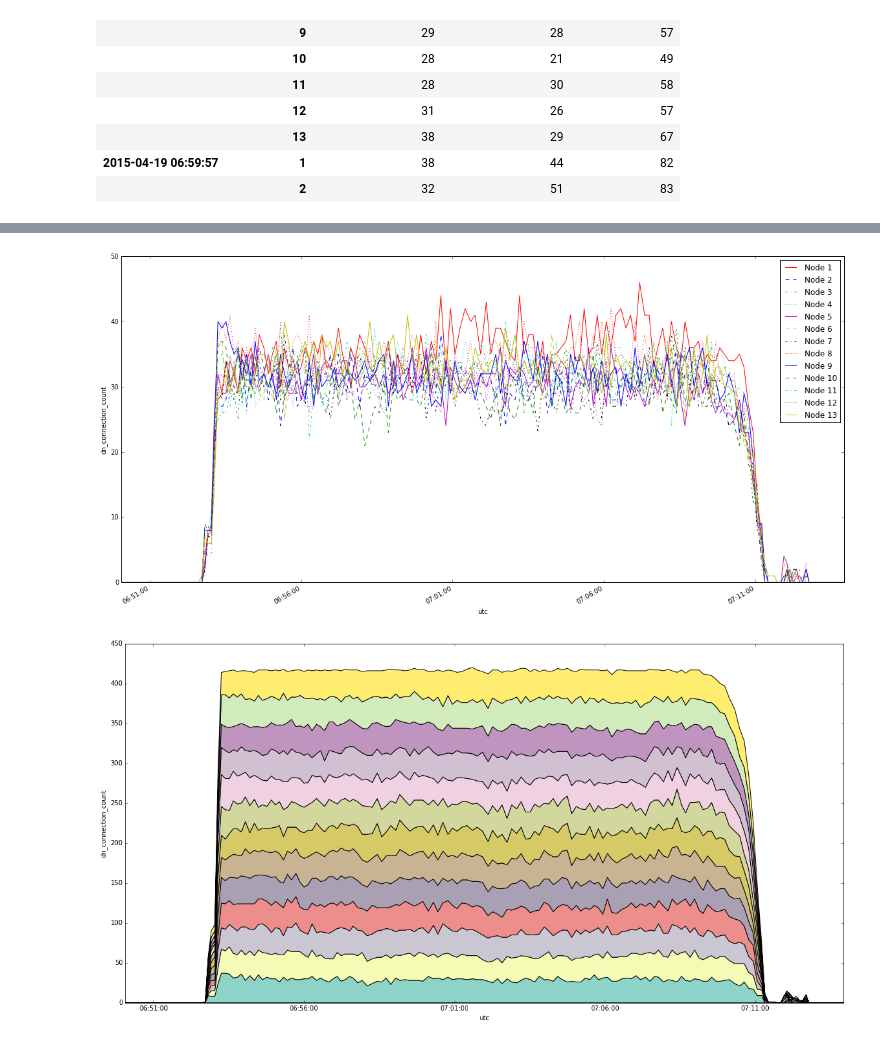
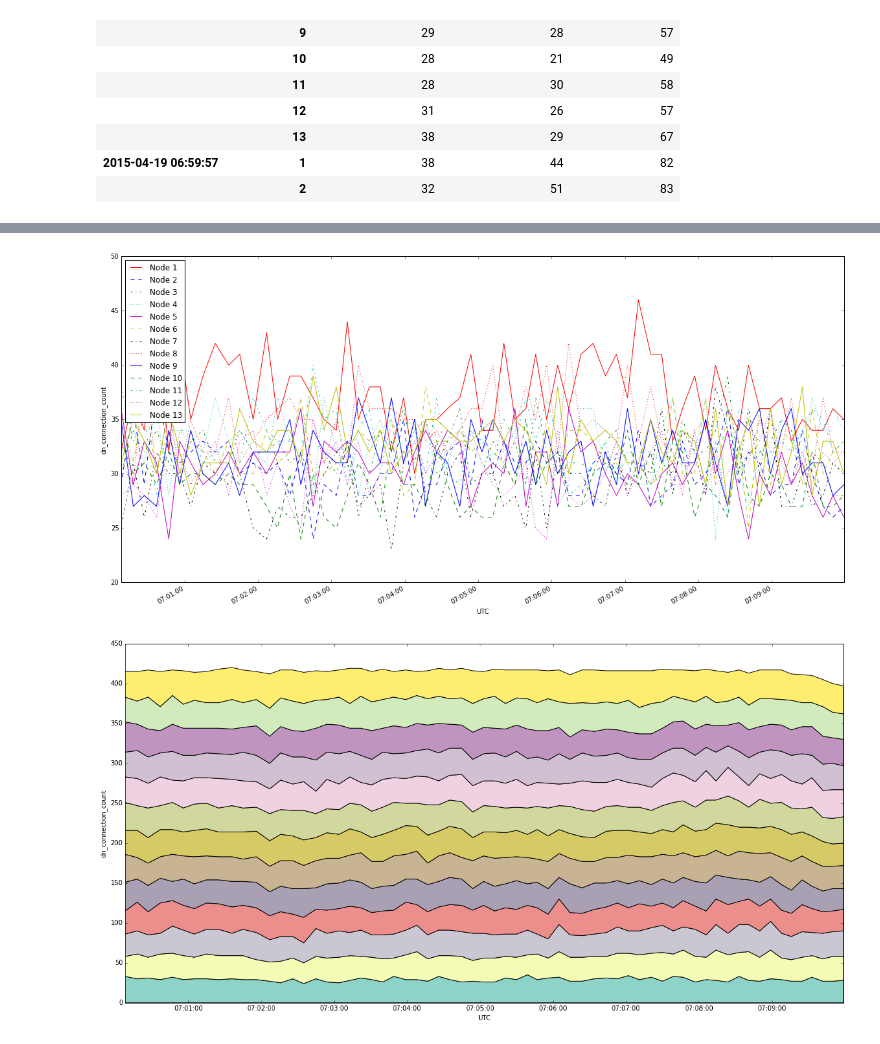
Before and after one commit to claudiofahey/hdfsstats, a Jupyter notebook: analyze-isilon-hdfs-connections.ipynb, the cells around one changed output, grey strips where cells are left out. Saved outputs shown, nothing was run; the diff lists cells and outputs as text; code cells hidden in the pictures.

```diff
--- a/analyze-isilon-hdfs-connections.ipynb
+++ b/analyze-isilon-hdfs-connections.ipynb
@@ -50,7 +50,7 @@ def read_hdfsstats(src):
     df['connection_count'] = df.nn_connection_count + df.dn_connection_count
     return df
 # %%
-def plot_hdfsstats(hdfsstats_df, utc_begin=None, utc_end=None):
+def plot_hdfsstats(hdfsstats_df, utc_begin=None, utc_end=None, y_col='dn_connection_count'):
     """Plot Isilon HDFS connection counts to each Isilon node vs. time."""
     # Filter connection statistics for time period
     mask = np.ones(len(hdfsstats_df)).astype(bool)
@@ -69,21 +69,21 @@ def plot_hdfsstats(hdfsstats_df, utc_begin=None, utc_end=None):
         axes = plt.gca()
         for name, group in filtered_hdfsstats_df.groupby(['node_number']):
             axes.plot(group.utc.astype(datetime.datetime).values,
-                      group.dn_connection_count.values,
+                      group[y_col].values,
                       next(color_cycler) + next(line_cycler),
                       label='Node %d' % name)
         fig.autofmt_xdate()
-        axes.set_xlabel('utc')
-        axes.set_ylabel('dn_connection_count')
+        axes.set_xlabel('UTC')
+        axes.set_ylabel(y_col)
         axes.legend(loc='best')
         plt.show()
 
     # Stacked plot
     if True:
         # Transform data for plotting
-        plot_df = filtered_hdfsstats_df.pivot(index='utc', columns='node_number', values='dn_connection_count')
+        plot_df = filtered_hdfsstats_df.pivot(index='utc', columns='node_number', values=y_col)
         # Order nodes by mean connection count so the busiest ones are together at the top
-        node_connection_count_mean = filtered_hdfsstats_df.groupby(by=['node_number'])['dn_connection_count'].mean()
+        node_connection_count_mean = filtered_hdfsstats_df.groupby(by=['node_number'])[y_col].mean()
         node_connection_count_mean.sort()
         node_list = node_connection_count_mean.index.values
         plot_df = plot_df[node_list]
@@ -94,8 +94,8 @@ def plot_hdfsstats(hdfsstats_df, utc_begin=None, utc_end=None):
         cmap=plt.get_cmap('Set3')
         colors = cmap(np.linspace(0, 1, len(plot_df.columns)))
         axes.stackplot(plot_df.index.astype(datetime.datetime).values, plot_df.values.T, colors=colors)
-        axes.set_xlabel('utc')
-        axes.set_ylabel('dn_connection_count')
+        axes.set_xlabel('UTC')
+        axes.set_ylabel(y_col)
         plt.show()
 # %% [markdown]
 ## Load and View Isilon HDFS Connection Statistics
@@ -136,9 +142,9 @@ hdfsstats_df.ix[988:1003]
 # %%
-# Plot connection counts for the specified time period
-plot_df = plot_hdfsstats(hdfsstats_df, '2015-04-19 06:50:00Z', '2015-04-19 07:14:00Z')
+# Plot connection counts only for the specified time period
+plot_df = plot_hdfsstats(hdfsstats_df, '2015-04-19 07:00:00Z', '2015-04-19 07:10:00Z')
 # %% [output]
-[figure, old version]
+[figure, new version]
-[figure, old version]
+[figure, new version]
 # %%
 # Optional: Export table to Excel.
 hdfsstats_df.to_excel('hdfsstats.xlsx')
```
Also changed, not shown: parts of 1 cell of this notebook, 1 other file.
